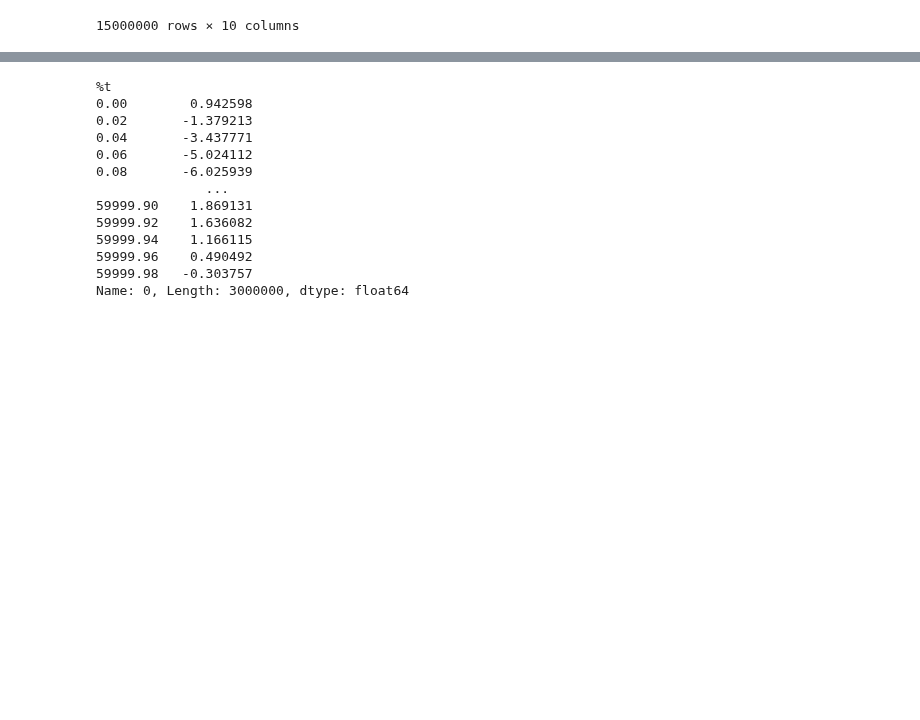
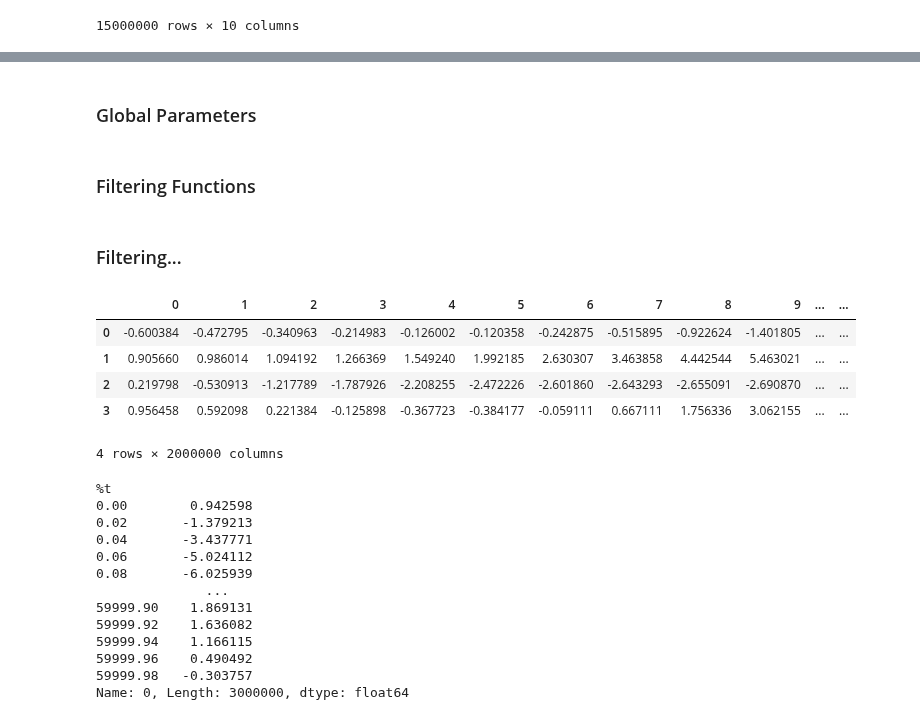
Before and after one commit to Sylvain-Gutierrez/PIR, a Jupyter notebook: Etude_no_busts/Etude_plusieurs_electrodes/No_burst_KMEANS_all_electrodes-_26_05_20.ipynb, the cells around one changed output, grey strips where cells are left out. Saved outputs shown, nothing was run; the diff lists cells and outputs as text; code cells hidden in the pictures; blank space fills up the shorter version.

```diff
--- a/Etude_no_busts/Etude_plusieurs_electrodes/No_burst_KMEANS_all_electrodes-_26_05_20.ipynb
+++ b/Etude_no_busts/Etude_plusieurs_electrodes/No_burst_KMEANS_all_electrodes-_26_05_20.ipynb
@@ -73,3 +74,58 @@ df
+# %% [markdown]
+### Global Parameters
+# %%
+## Parameters to choose from:
+
+size_of_data = 2000000
+fs = 50000
+
+method_align = 'indice_1er_depass'
+t_before = 0.0015
+t_after = 0.0015
+
+n_electrode = 4
+# %% [markdown]
+### Filtering Functions
+# %%
+def butter_bandpass(lowcut, highcut, fs, order=5):
+    nyq = 0.5 * fs
+    low = lowcut / nyq
+    high = highcut / nyq
+    b, a = butter(order, [low, high], btype='band')
+    return b, a
+
+
+def butter_bandpass_filter(data, lowcut, highcut, fs, order=5):
+    b, a = butter_bandpass(lowcut, highcut, fs, order=order)
+    y = filtfilt(b, a, data)
+    return y
+# %% [markdown]
+### Filtering...
+# %%
+lowcut = 100.0
+highcut = 5000.0
+
+filtered_signal = []
+
+for i in range(n_electrode):
+    before_filter = df.iloc[:size_of_data,i]
+
+    y = butter_bandpass_filter(before_filter, lowcut, highcut, fs, order=6)
+
+    filtered_signal.append(y)
+    np.transpose(filtered_signal)
+
+filtereddf = pd.DataFrame(filtered_signal)
+#filtereddf.index = df.index[:size_of_data]
+
+filtereddf
+# %% [output]
+|  | 0 | 1 | 2 | 3 | 4 | 5 | 6 | 7 | 8 | 9 | ... | ... |
+| 0 | -0.600384 | -0.472795 | -0.340963 | -0.214983 | -0.126002 | -0.120358 | -0.242875 | -0.515895 | -0.922624 | -1.401805 | ... | ... |
+| 1 | 0.905660 | 0.986014 | 1.094192 | 1.266369 | 1.549240 | 1.992185 | 2.630307 | 3.463858 | 4.442544 | 5.463021 | ... | ... |
+| 2 | 0.219798 | -0.530913 | -1.217789 | -1.787926 | -2.208255 | -2.472226 | -2.601860 | -2.643293 | -2.655091 | -2.690870 | ... | ... |
+| 3 | 0.956458 | 0.592098 | 0.221384 | -0.125898 | -0.367723 | -0.384177 | -0.059111 | 0.667111 | 1.756336 | 3.062155 | ... | ... |
+4 rows × 2000000 columns
 # %%
 #####################################################################################################################
 ####  BANK OF PARTS OF DATA
```
Also changed, not shown: parts of 3 cells of this notebook, 2 other files.
